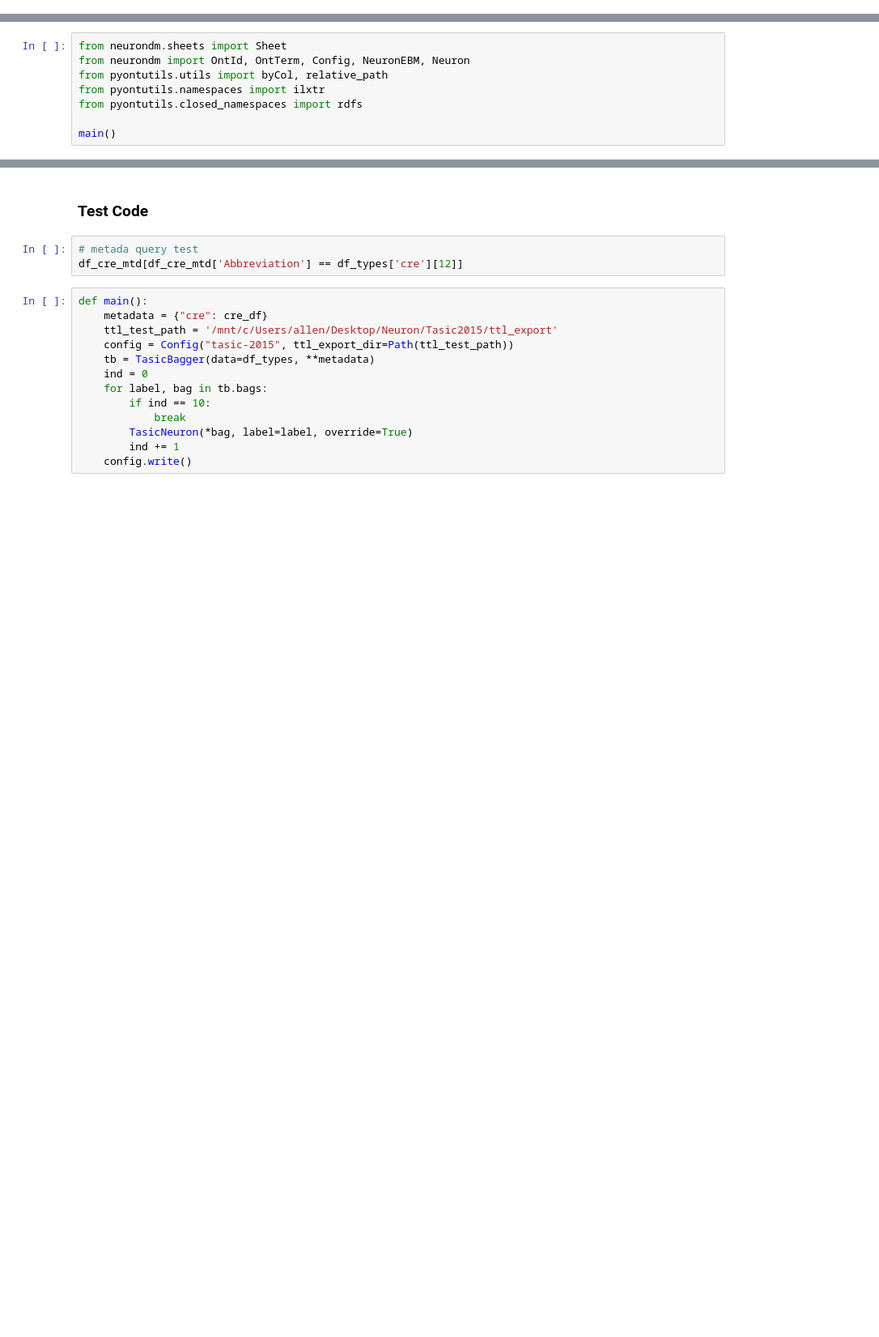
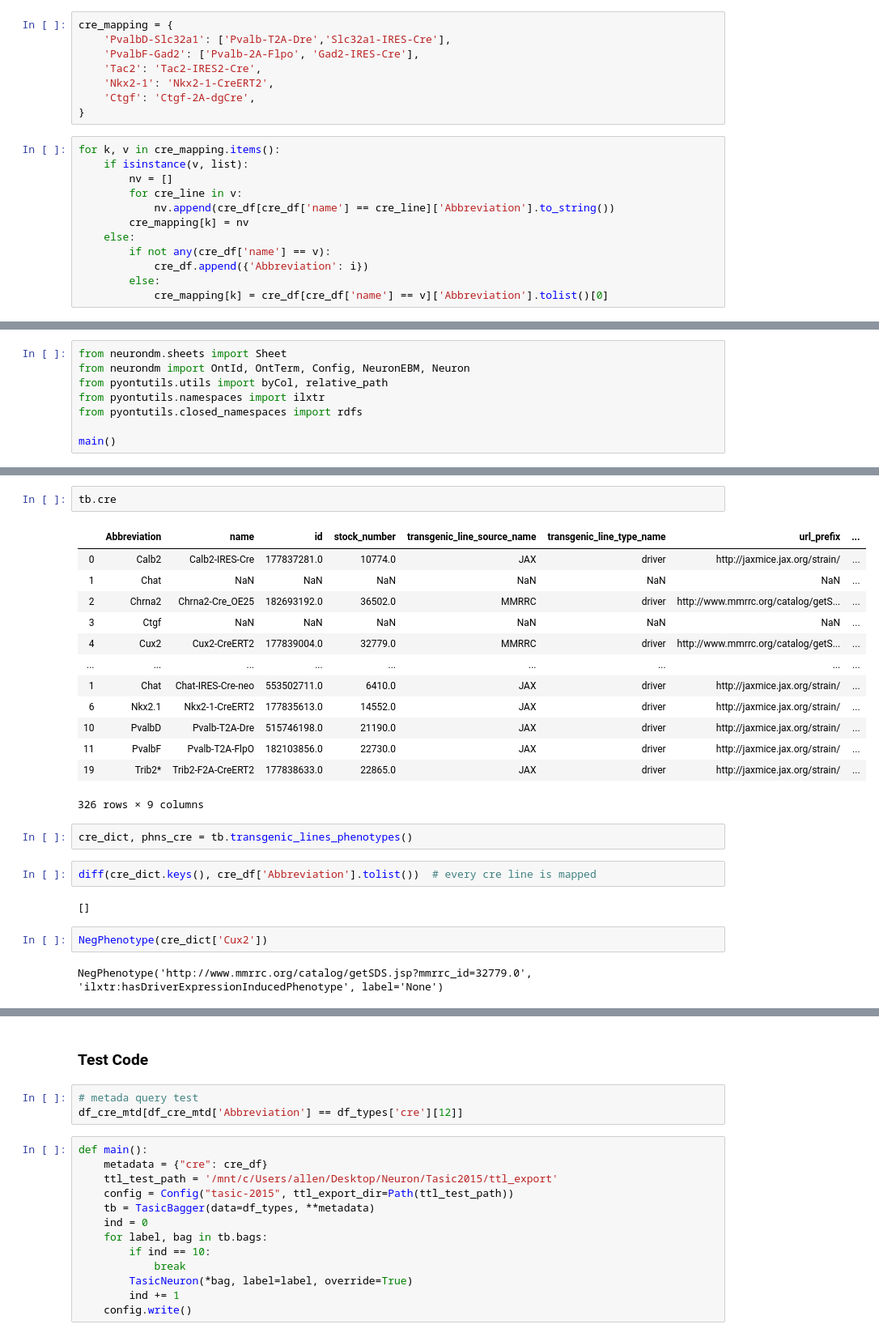
Before and after one commit to Allen-Z-4230/Tasic2015, a Jupyter notebook: Tasic-2015.ipynb, the cells around one changed output, grey strips where cells are left out. Shown: that part at 81% size. Cells and saved outputs as stored; diff of their text form; blank space fills up the shorter version.

Commit message:
added some annotations and conversion functions for cre lines, need to manually add some lines

```diff
--- a/Tasic-2015.ipynb
+++ b/Tasic-2015.ipynb
@@ -124,0 +129,20 @@ plt.title("Mouse Cre Line Distributions");
+# %%
+cre_mapping = {
+    'PvalbD-Slc32a1': ['Pvalb-T2A-Dre','Slc32a1-IRES-Cre'],
+    'PvalbF-Gad2': ['Pvalb-2A-Flpo', 'Gad2-IRES-Cre'],
+    'Tac2': 'Tac2-IRES2-Cre',
+    'Nkx2-1': 'Nkx2-1-CreERT2',
+    'Ctgf': 'Ctgf-2A-dgCre',
+}
+# %%
+for k, v in cre_mapping.items():
+    if isinstance(v, list):
+        nv = []
+        for cre_line in v:
+            nv.append(cre_df[cre_df['name'] == cre_line]['Abbreviation'].to_string())
+        cre_mapping[k] = nv
+    else:
+        if not any(cre_df['name'] == v):
+            cre_df.append({'Abbreviation': i})
+        else:
+            cre_mapping[k] = cre_df[cre_df['name'] == v]['Abbreviation'].tolist()[0]
@@ -244,0 +305,26 @@ tb.build_transgenic_lines()
+# %%
+tb.cre
+# %% [output]
+|  | Abbreviation | name | id | stock_number | transgenic_line_source_name | transgenic_line_type_name | url_prefix | ... |
+| 0 | Calb2 | Calb2-IRES-Cre | 177837281.0 | 10774.0 | JAX | driver | http://jaxmice.jax.org/strain/ | ... |
+| 1 | Chat | NaN | NaN | NaN | NaN | NaN | NaN | ... |
+| 2 | Chrna2 | Chrna2-Cre_OE25 | 182693192.0 | 36502.0 | MMRRC | driver | http://www.mmrrc.org/catalog/getS... | ... |
+| 3 | Ctgf | NaN | NaN | NaN | NaN | NaN | NaN | ... |
+| 4 | Cux2 | Cux2-CreERT2 | 177839004.0 | 32779.0 | MMRRC | driver | http://www.mmrrc.org/catalog/getS... | ... |
+| ... | ... | ... | ... | ... | ... | ... | ... | ... |
+| 1 | Chat | Chat-IRES-Cre-neo | 553502711.0 | 6410.0 | JAX | driver | http://jaxmice.jax.org/strain/ | ... |
+| 6 | Nkx2.1 | Nkx2-1-CreERT2 | 177835613.0 | 14552.0 | JAX | driver | http://jaxmice.jax.org/strain/ | ... |
+| 10 | PvalbD | Pvalb-T2A-Dre | 515746198.0 | 21190.0 | JAX | driver | http://jaxmice.jax.org/strain/ | ... |
+| 11 | PvalbF | Pvalb-T2A-FlpO | 182103856.0 | 22730.0 | JAX | driver | http://jaxmice.jax.org/strain/ | ... |
+| 19 | Trib2* | Trib2-F2A-CreERT2 | 177838633.0 | 22865.0 | JAX | driver | http://jaxmice.jax.org/strain/ | ... |
+326 rows × 9 columns
+# %%
+cre_dict, phns_cre = tb.transgenic_lines_phenotypes()
+# %%
+diff(cre_dict.keys(), cre_df['Abbreviation'].tolist())  # every cre line is mapped
+# %% [output]
+[]
+# %%
+NegPhenotype(cre_dict['Cux2'])
+# %% [output]
+NegPhenotype('http://www.mmrrc.org/catalog/getSDS.jsp?mmrrc_id=32779.0', 'ilxtr:hasDriverExpressionInducedPhenotype', label='None')
```
Also changed, not shown: parts of 32 cells of this notebook, 7 other files.
